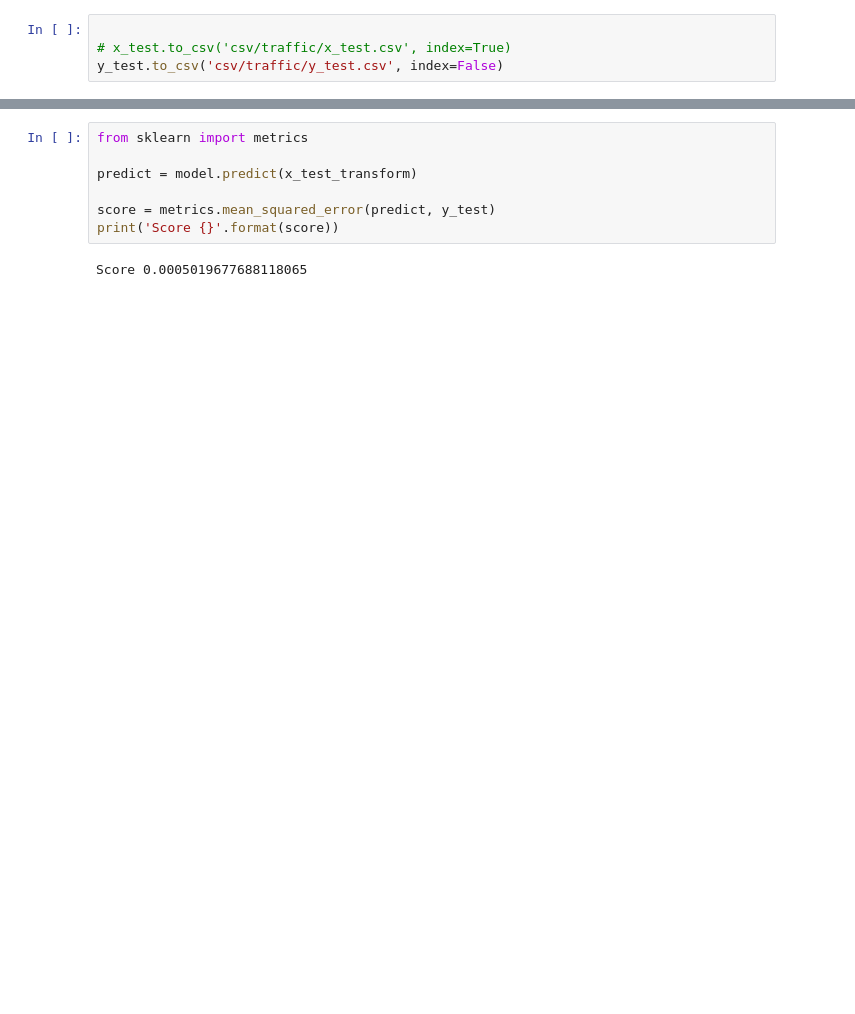
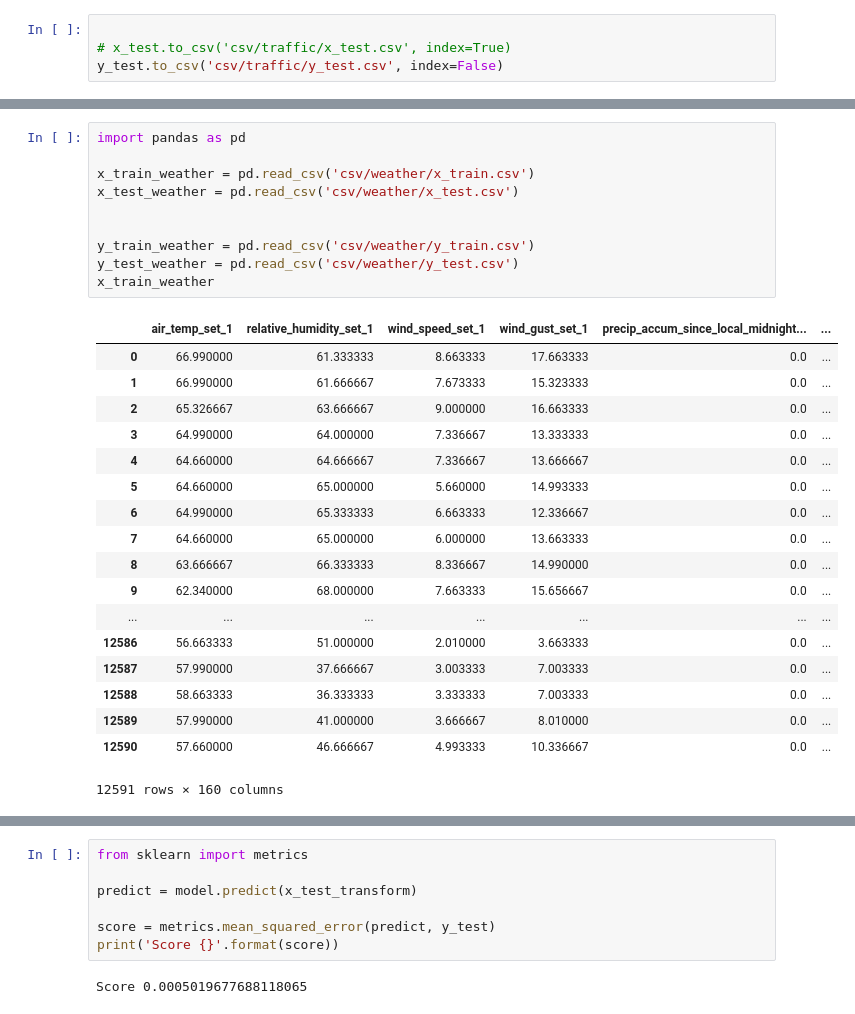
Before and after one commit to arthurpiazzi/Traffic-Flow, a Jupyter notebook: System.ipynb, the cells around one changed output, grey strips where cells are left out. Drawn from its saved outputs; the diff is of its cells as text; blank space fills up the shorter version.

```diff
--- a/System.ipynb
+++ b/System.ipynb
@@ -144,0 +151,29 @@ else:
+# %%
+import pandas as pd
+
+x_train_weather = pd.read_csv('csv/weather/x_train.csv')
+x_test_weather = pd.read_csv('csv/weather/x_test.csv')
+
+
+y_train_weather = pd.read_csv('csv/weather/y_train.csv')
+y_test_weather = pd.read_csv('csv/weather/y_test.csv')
+x_train_weather
+# %% [output]
+|  | air_temp_set_1 | relative_humidity_set_1 | wind_speed_set_1 | wind_gust_set_1 | precip_accum_since_local_midnight... | ... |
+| 0 | 66.990000 | 61.333333 | 8.663333 | 17.663333 | 0.0 | ... |
+| 1 | 66.990000 | 61.666667 | 7.673333 | 15.323333 | 0.0 | ... |
+| 2 | 65.326667 | 63.666667 | 9.000000 | 16.663333 | 0.0 | ... |
+| 3 | 64.990000 | 64.000000 | 7.336667 | 13.333333 | 0.0 | ... |
+| 4 | 64.660000 | 64.666667 | 7.336667 | 13.666667 | 0.0 | ... |
+| 5 | 64.660000 | 65.000000 | 5.660000 | 14.993333 | 0.0 | ... |
+| 6 | 64.990000 | 65.333333 | 6.663333 | 12.336667 | 0.0 | ... |
+| 7 | 64.660000 | 65.000000 | 6.000000 | 13.663333 | 0.0 | ... |
+| 8 | 63.666667 | 66.333333 | 8.336667 | 14.990000 | 0.0 | ... |
+| 9 | 62.340000 | 68.000000 | 7.663333 | 15.656667 | 0.0 | ... |
+| ... | ... | ... | ... | ... | ... | ... |
+| 12586 | 56.663333 | 51.000000 | 2.010000 | 3.663333 | 0.0 | ... |
+| 12587 | 57.990000 | 37.666667 | 3.003333 | 7.003333 | 0.0 | ... |
+| 12588 | 58.663333 | 36.333333 | 3.333333 | 7.003333 | 0.0 | ... |
+| 12589 | 57.990000 | 41.000000 | 3.666667 | 8.010000 | 0.0 | ... |
+| 12590 | 57.660000 | 46.666667 | 4.993333 | 10.336667 | 0.0 | ... |
+12591 rows × 160 columns
```
Also changed, not shown: parts of 13 cells of this notebook.
